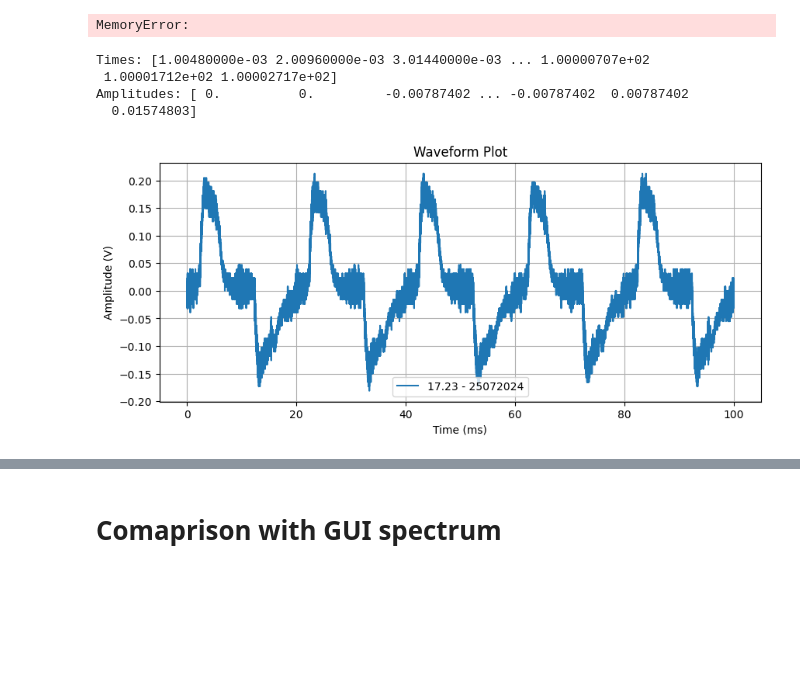
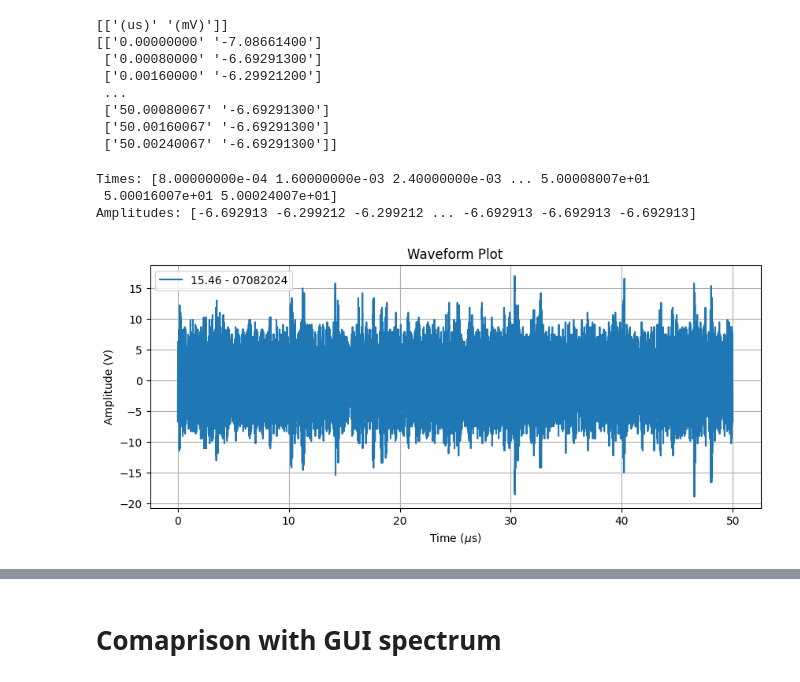
Before and after one commit to giiulia/SummerSchoolProject, a Jupyter notebook: Analysis/fft_VS_gui.ipynb, the cells around one changed output, grey strips where cells are left out. Drawn from its saved outputs; the diff is of its cells as text; code cells hidden in the pictures; blank space fills up the shorter version.

Commit message:
wf and dft plots

```diff
--- a/Analysis/fft_VS_gui.ipynb
+++ b/Analysis/fft_VS_gui.ipynb
@@ -35,11 +40,18 @@ hour = "15.36"
 # %%
-df = pd.read_csv("05082024_15.36_wf.csv")
+df = pd.read_csv(f"../Waveforms/{day}/{day}_{hour}/{day}_{hour}_wf.csv/{day}_{hour}_wf_01.csv")
 data = df.to_numpy()
 print(data[:1])
 data = data[1:]
 print(data)
 # %% [output]
-MemoryError:
+[['(us)' '(mV)']]
+[['0.00000000' '-7.08661400']
+ ['0.00080000' '-6.69291300']
+ ['0.00160000' '-6.29921200']
+ ...
+ ['50.00080067' '-6.69291300']
+ ['50.00160067' '-6.69291300']
+ ['50.00240067' '-6.69291300']]
 # %%
 data_float = data.astype(float)
 times = data_float[1:, 0]
@@ -48,21 +60,24 @@ print(f"Times: {times}")
 amplitudes = data_float[1:, 1]
 print(f"Amplitudes: {amplitudes}")
 # %% [output]
-Times: [1.00480000e-03 2.00960000e-03 3.01440000e-03 ... 1.00000707e+02
- 1.00001712e+02 1.00002717e+02]
-Amplitudes: [ 0.          0.         -0.00787402 ... -0.00787402  0.00787402
-  0.01574803]
+Times: [8.00000000e-04 1.60000000e-03 2.40000000e-03 ... 5.00008007e+01
+ 5.00016007e+01 5.00024007e+01]
+Amplitudes: [-6.692913 -6.299212 -6.299212 ... -6.692913 -6.692913 -6.692913]
 # %%
 plt.figure(figsize=(10, 4))
-plt.plot(times, amplitudes, label='17.23 - 25072024')
+plt.plot(times, amplitudes, label=f'{hour} - {day}')
 plt.title('Waveform Plot')
-plt.xlabel('Time (ms)')
+plt.xlabel(r'Time ($\mu$s)')
 plt.ylabel('Amplitude (V)')
 plt.legend()
 plt.grid(True)
+
+plt.savefig("070824_15.46/wf.png", format = "png", bbox_inches="tight")
+plt.savefig("070824_15.46/wf.pdf", format = "pdf", bbox_inches="tight")
+
 plt.show()
 # %% [output]
-[figure, old version]
+[figure, new version]
 # %%
 span = times[len(times)-1]
 f_s = len(times) / span
```
Also changed, not shown: parts of 5 cells of this notebook, 5 other files.
